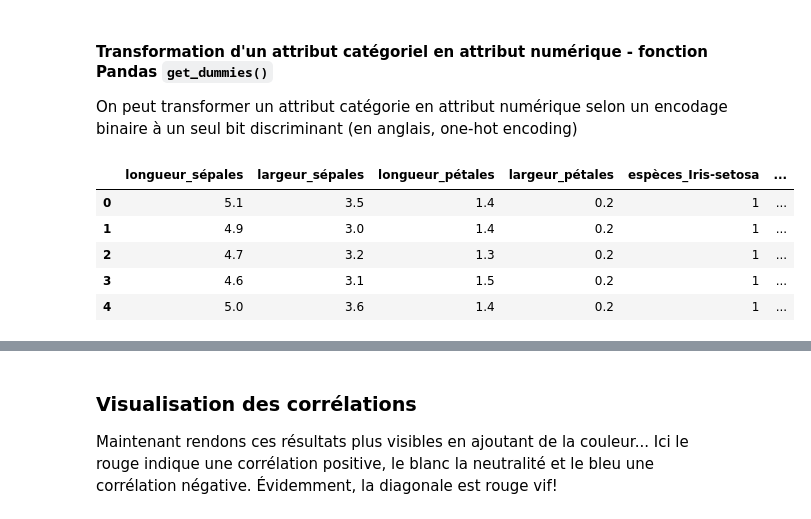
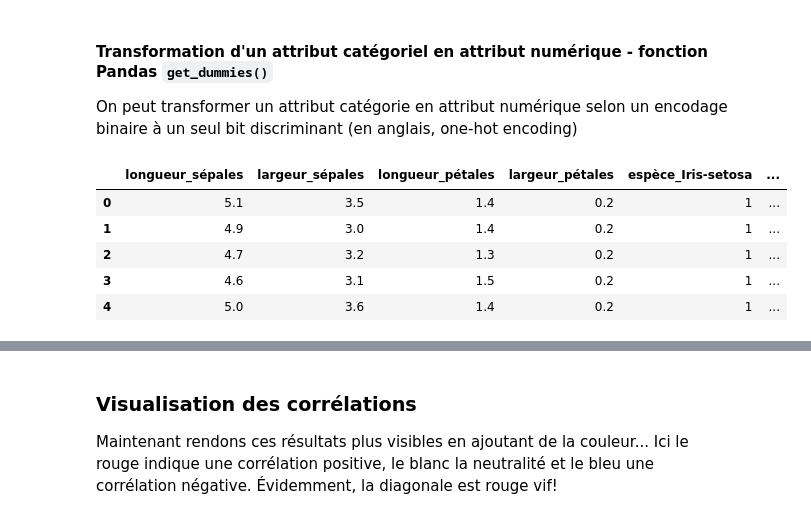
Before and after one commit to ClaudeCoulombe/VIARENA, a Jupyter notebook: Labos/Lab-Iris/Survol-Science_Des_Donnees-Iris.ipynb, the cells around one changed output, grey strips where cells are left out. Cells and saved outputs as stored; diff of their text form; code cells hidden in the pictures.

```diff
--- a/Labos/Lab-Iris/Survol-Science_Des_Donnees-Iris.ipynb
+++ b/Labos/Lab-Iris/Survol-Science_Des_Donnees-Iris.ipynb
@@ -126,7 +121,7 @@ Données Iris téléchargées
 ### Lecture des données - fonction Pandas `read_csv()`
 # %%
 # Création d'une liste de noms d'attributs en français
-noms_attributs = ["longueur_sépales","largeur_sépales","longueur_pétales","largeur_pétales", "espèces"]
+noms_attributs = ["longueur_sépales","largeur_sépales","longueur_pétales","largeur_pétales", "espèce"]
 
 # pd.read_csv(...) cette fonction de Pandas Retourne un Dataframe ou tableau de données analogue à un tableur
 # où chaque ligne représente un exemplaire de données (observations ou exemples)
@@ -614,10 +609,10 @@ En statistique, la corrélation entre variables dénote une dépendance. Le plus
 
 On peut transformer un attribut catégorie en attribut numérique selon un encodage binaire à un seul bit discriminant (en anglais, one-hot encoding)
 # %%
-donnees_iris_df = pd.get_dummies(donnees_iris_df,prefix=['espèces'], columns = ['espèces'])
+donnees_iris_df = pd.get_dummies(donnees_iris_df,prefix=['espèce'], columns = ['espèce'])
 donnees_iris_df.head()
 # %% [output]
-|  | longueur_sépales | largeur_sépales | longueur_pétales | largeur_pétales | espèces_Iris-setosa | ... |
+|  | longueur_sépales | largeur_sépales | longueur_pétales | largeur_pétales | espèce_Iris-setosa | ... |
 | 0 | 5.1 | 3.5 | 1.4 | 0.2 | 1 | ... |
 | 1 | 4.9 | 3.0 | 1.4 | 0.2 | 1 | ... |
 | 2 | 4.7 | 3.2 | 1.3 | 0.2 | 1 | ... |
```
Also changed, not shown: parts of 23 cells of this notebook.
